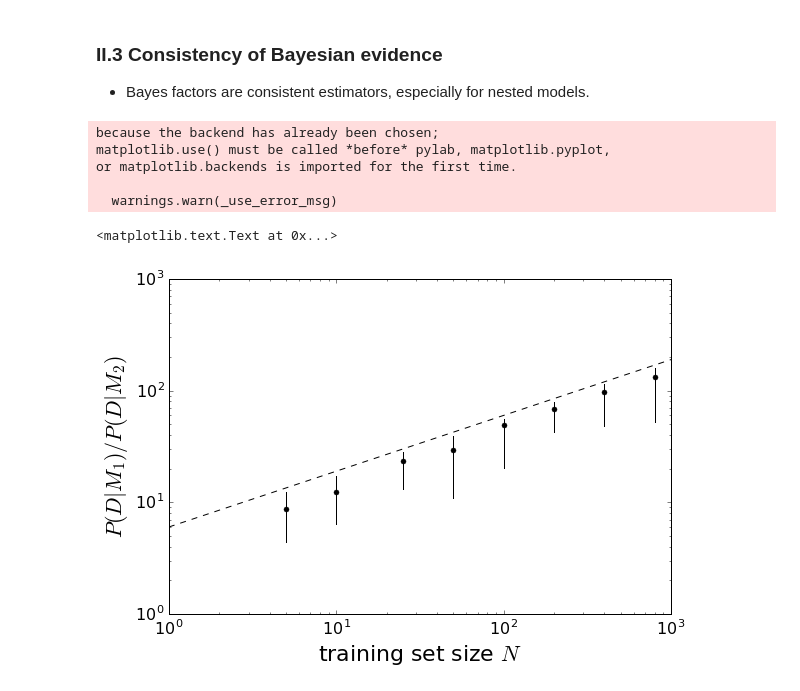
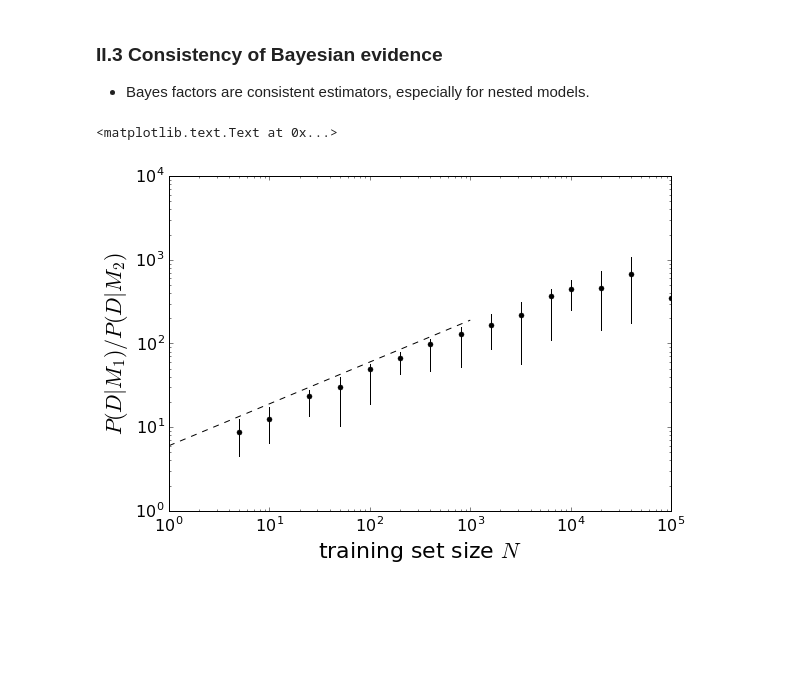
Before and after one commit to iccub-ml/model_assessment_II, a Jupyter notebook: ModelEvaluationII.ipynb, the cells around one changed output. Cells and saved outputs as stored; diff of their text form; code cells hidden in the pictures; blank space fills up the shorter version.

```diff
--- a/ModelEvaluationII.ipynb
+++ b/ModelEvaluationII.ipynb
@@ -455,7 +455,7 @@ from scipy.linalg import cho_factor, cho_solve
 # Reset the RNG.
 numpy.random.seed(1)
 # Try for various sizes of training samples.
-TrainSetSize = [5,10,25,50,100,200,400,800]
+TrainSetSize = [5,10,25,50,100,200,400,800,1600,3200,6400,10000,20000,40000,100000]
 BfValueMed   = []
 BfValueLower = []
 BfValueUpper = []
@@ -467,7 +467,7 @@ for N in TrainSetSize:
         # Draw x from uniform interval -10,10.
         X = numpy.random.uniform(-10, 10, N)
         # Create Y=0 plus Gaussian random noise.
-        Y = 0.0 + numpy.random.normal(0.0, 1.0, N)
+        Y = 0.001*X + numpy.random.normal(0.0, 1.0, N)
         # Step 1: Compute the analytic evidence for M_1: f(x) = a_0.
         # Build design matrix.
         DesignT    = numpy.empty([1,N])
@@ -492,37 +492,32 @@ for N in TrainSetSize:
         A = numpy.dot(DesignT, Design) + numpy.identity(2)
         b = numpy.dot(DesignT, Y)
         c = numpy.dot(Y, Y)
         # Use a trick to get inverse matrix from more stable Cholesky decomposition.
         cholesky = cho_factor(A)
         Ainv     = cho_solve(cholesky, numpy.identity(2))
         # Compute log-evidence of second model. Drop irrelevant normalisation constants.
         logEvi2 = -0.5*math.log(numpy.linalg.det(A)) - 0.5*c + 0.5*numpy.dot(b, numpy.dot(Ainv, b))
         # Write Bayes factor (do not forget to exponentiate log-evidences).
         RawBfValues[s] = math.exp(logEvi1 - logEvi2)
     # Sort the p-values.
     RawBfValues = sorted(RawBfValues)
     # Get median, lower 16% and upper 84% levels.
     BfValueMed.append(numpy.median(RawBfValues))
     BfValueLower.append(RawBfValues[int(round(0.16*(Nsimu-1.0)))])
     BfValueUpper.append(RawBfValues[int(round(0.84*(Nsimu-1.0)))])
 # Plot how p-value evolves as N increases.
 plt.figure(1, figsize=(9,6))
 plt.plot(TrainSetSize, BfValueMed, 'o', ms=5, color='black')
 for n in range(len(TrainSetSize)):
     plt.plot([TrainSetSize[n], TrainSetSize[n]], [BfValueLower[n],BfValueUpper[n]], '-', lw=1, color='black')
 X = numpy.array([1,1000])
 plt.plot(X, 6.0*numpy.sqrt(X), '--', lw=1, color='black')
 plt.xscale('log')
 plt.yscale('log')
 plt.xticks(fontsize=16)
 plt.yticks(fontsize=16)
 plt.xlabel(r'training set size $N$', fontsize=22)
 plt.ylabel(r'$P(D|M_1)/P(D|M_2)$', fontsize=22)
 # %% [output]
-because the backend has already been chosen;
-matplotlib.use() must be called *before* pylab, matplotlib.pyplot,
-or matplotlib.backends is imported for the first time.
-
-  warnings.warn(_use_error_msg)
+<matplotlib.text.Text at 0x...>
-<matplotlib.text.Text at 0x...>
-[figure, old version]
+[figure, new version]
```
Also changed, not shown: parts of 1 cell of this notebook.
